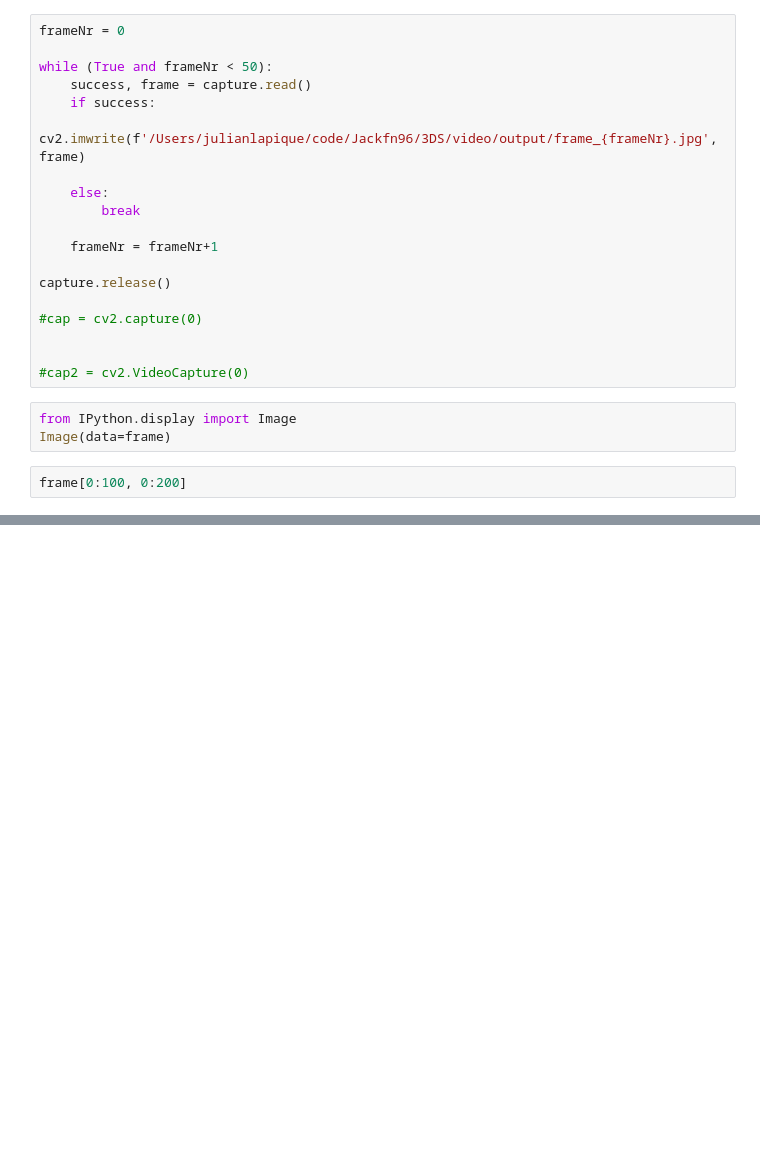
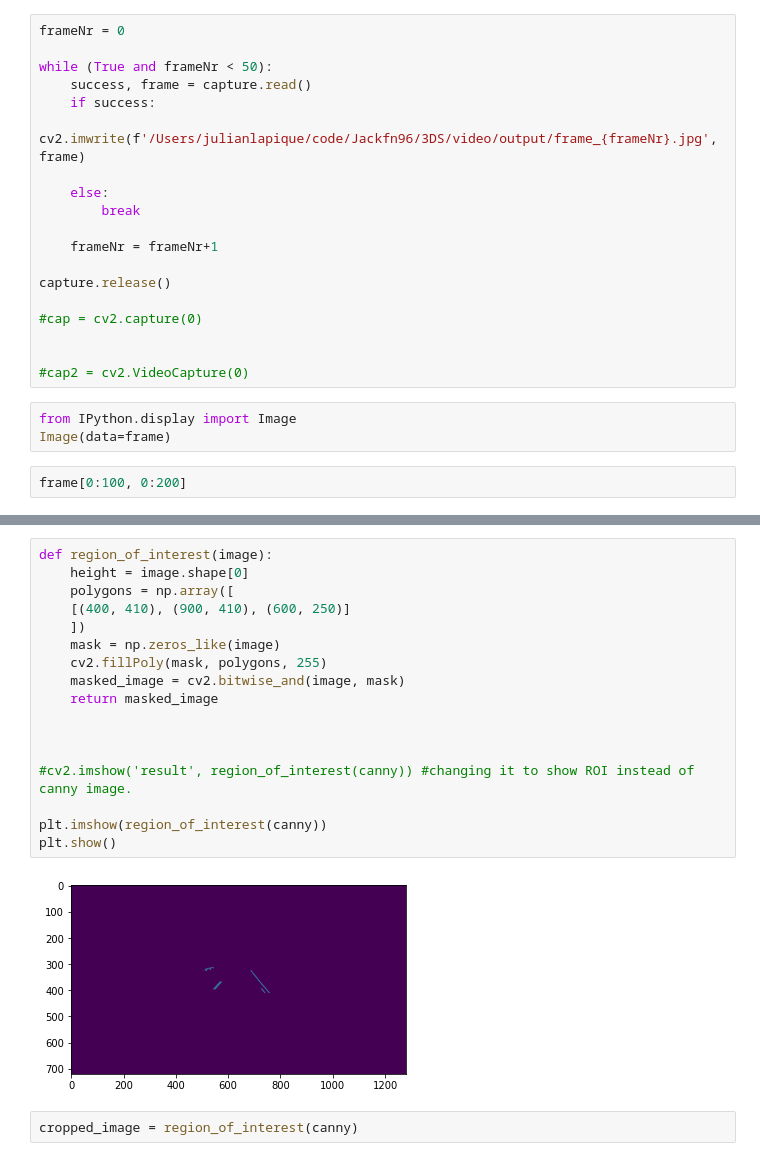
Before and after one commit to Jackfn96/3DS, a Jupyter notebook: notebooks/Julian.ipynb, the cells around one changed output, grey strips where cells are left out. Cells and saved outputs as stored; diff of their text form; blank space fills up the shorter version.

```diff
--- a/notebooks/Julian.ipynb
+++ b/notebooks/Julian.ipynb
@@ -222,0 +298,21 @@ frame[0:100, 0:200]
+# %%
+def region_of_interest(image):
+    height = image.shape[0]
+    polygons = np.array([
+    [(400, 410), (900, 410), (600, 250)]
+    ])
+    mask = np.zeros_like(image)
+    cv2.fillPoly(mask, polygons, 255)
+    masked_image = cv2.bitwise_and(image, mask)
+    return masked_image
+
+
+
+#cv2.imshow('result', region_of_interest(canny)) #changing it to show ROI instead of canny image.
+
+plt.imshow(region_of_interest(canny))
+plt.show()
+# %% [output]
+[figure, added]
+# %%
+cropped_image = region_of_interest(canny)
```
Also changed, not shown: parts of 69 cells of this notebook, 1 other file.
